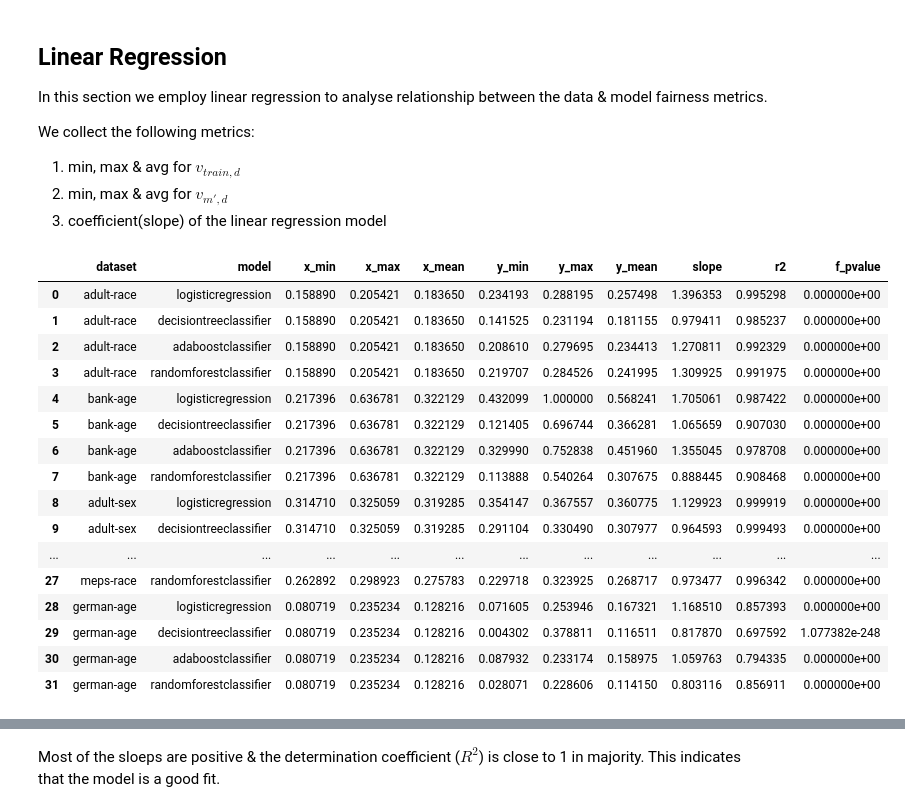
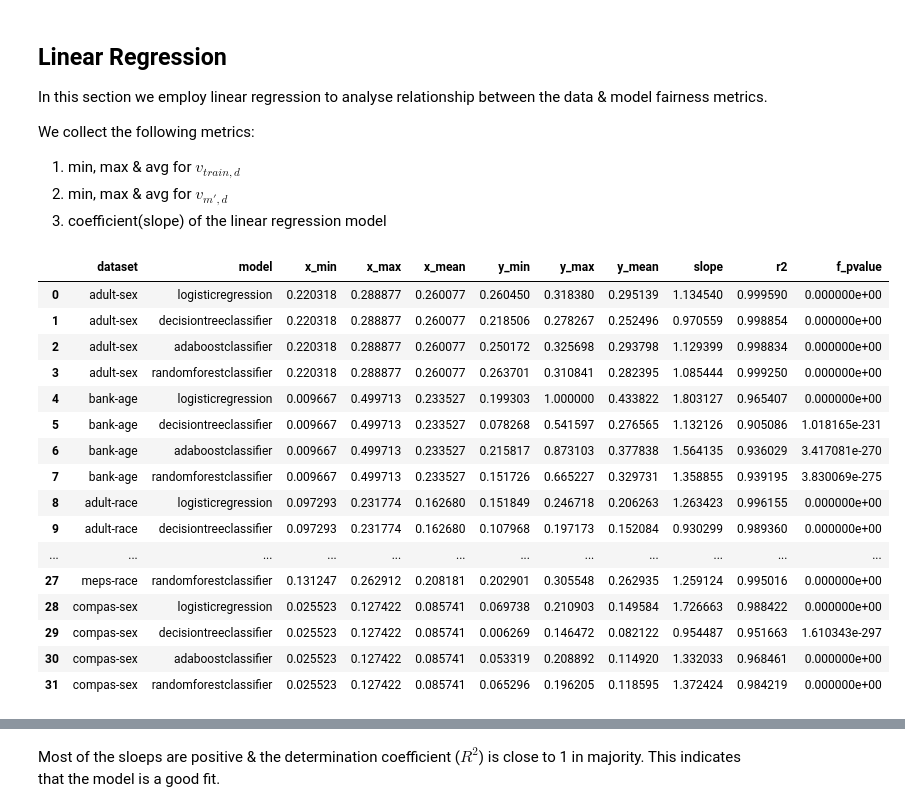
Before and after one commit to arumoy-shome/shome2022qualitative, a Jupyter notebook: docs/exp-training-sets.ipynb, the cells around one changed output, grey strips where cells are left out. Drawn from its saved outputs; the diff is of its cells as text; code cells hidden in the pictures.

```diff
--- a/docs/exp-training-sets.ipynb
+++ b/docs/exp-training-sets.ipynb
@@ -93,10 +95,9 @@ models.remove("None")
 for dataset in datasets:
     _ = data[
         (data["dataset_label"] == dataset) &
-        (data["subset_label"] == "train") &
         (data["model"] == "None")
     ]
-    assert _.shape[0] == len(_["frac"].unique().tolist())*50
+    assert _.shape[0] == len(_["frac"].unique().tolist())*ITERATIONS
 
 
     for model in models:
@@ -104,7 +105,7 @@ for dataset in datasets:
             (data["dataset_label"] == dataset) &
             (data["model"] == model)
         ]
-    assert _.shape[0] == len(_["frac"].unique().tolist())*50
+    assert _.shape[0] == len(_["frac"].unique().tolist())*ITERATIONS
 # %%
 fig, axs = plt.subplots(
     nrows=len(datasets),
@@ -115,7 +116,6 @@ fig, axs = plt.subplots(
 for idx, dataset in enumerate(datasets):
     _ = data[
         (data["dataset_label"] == dataset) &
-        (data["subset_label"] == "train") &
         (data["model"] == "None")
     ]
 
@@ -157,7 +157,6 @@ di_pvalues = {
 for dataset in datasets:
     _ = data[
         (data["dataset_label"] == dataset) &
-        (data["subset_label"] == "train") &
         (data["model"] == "None")
     ]
     di_pvalues["dataset"].append(dataset)
@@ -219,24 +217,10 @@ from scipy.stats import spearmanr
 
 corr = pd.DataFrame(columns=datasets)
 corr_pvalues = pd.DataFrame(columns=datasets)
-_frames = []
-
-# grab the train data fairness metrics
-_ = data[
-    (data["model"] == "None") &
-    (data["subset_label"] == "train")
-]
-_frames.append(_)
-
-# grab the model metrics
-_ = data[(data["model"] != "None")]
-_frames.append(_)
-
-frames = pd.concat(_frames)
 
 for d in datasets:
-    _ = frames[
-            (frames["dataset_label"] == d)
+    _ = data[
+            (data["dataset_label"] == d)
         ]
     _pivots = []
     for n in _["frac"].unique().tolist():
@@ -315,55 +299,55 @@ d = {
     "f_pvalue": [],
 }
 
 for dataset in datasets:
-    x = frames[
-        (frames["dataset_label"] == dataset) &
-        (frames["model"] == "None")
+    x = data[
+        (data["dataset_label"] == dataset) &
+        (data["model"] == "None")
     ]["disparate_impact"]
 
     for model in models:
-        y = frames[
-            (frames["dataset_label"] == dataset) &
-            (frames["model"] == model)
+        y = data[
+            (data["dataset_label"] == dataset) &
+            (data["model"] == model)
         ]["disparate_impact"]
         mod = sm.OLS(
             endog=y.values.reshape(-1, 1),
             exog=x.values.reshape(-1, 1),
         )
         res = mod.fit()
 
         d["dataset"].append(dataset)
         d["model"].append(model)
         d["x_min"].append(x.min())
         d["x_max"].append(x.max())
         d["x_mean"].append(x.mean())
         d["y_min"].append(y.min())
         d["y_max"].append(y.max())
         d["y_mean"].append(y.mean())
         d["slope"].append(res.params[0])
         d["r2"].append(res.rsquared)
         d["f_pvalue"].append(res.f_pvalue)
 
 reg = pd.DataFrame(data=d)
 reg
 # %% [output]
 |  | dataset | model | x_min | x_max | x_mean | y_min | y_max | y_mean | slope | r2 | f_pvalue |
-| 0 | adult-race | logisticregression | 0.158890 | 0.205421 | 0.183650 | 0.234193 | 0.288195 | 0.257498 | 1.396353 | 0.995298 | 0.000000e+00 |
-| 1 | adult-race | decisiontreeclassifier | 0.158890 | 0.205421 | 0.183650 | 0.141525 | 0.231194 | 0.181155 | 0.979411 | 0.985237 | 0.000000e+00 |
-| 2 | adult-race | adaboostclassifier | 0.158890 | 0.205421 | 0.183650 | 0.208610 | 0.279695 | 0.234413 | 1.270811 | 0.992329 | 0.000000e+00 |
-| 3 | adult-race | randomforestclassifier | 0.158890 | 0.205421 | 0.183650 | 0.219707 | 0.284526 | 0.241995 | 1.309925 | 0.991975 | 0.000000e+00 |
-| 4 | bank-age | logisticregression | 0.217396 | 0.636781 | 0.322129 | 0.432099 | 1.000000 | 0.568241 | 1.705061 | 0.987422 | 0.000000e+00 |
-| 5 | bank-age | decisiontreeclassifier | 0.217396 | 0.636781 | 0.322129 | 0.121405 | 0.696744 | 0.366281 | 1.065659 | 0.907030 | 0.000000e+00 |
-| 6 | bank-age | adaboostclassifier | 0.217396 | 0.636781 | 0.322129 | 0.329990 | 0.752838 | 0.451960 | 1.355045 | 0.978708 | 0.000000e+00 |
-| 7 | bank-age | randomforestclassifier | 0.217396 | 0.636781 | 0.322129 | 0.113888 | 0.540264 | 0.307675 | 0.888445 | 0.908468 | 0.000000e+00 |
-| 8 | adult-sex | logisticregression | 0.314710 | 0.325059 | 0.319285 | 0.354147 | 0.367557 | 0.360775 | 1.129923 | 0.999919 | 0.000000e+00 |
-| 9 | adult-sex | decisiontreeclassifier | 0.314710 | 0.325059 | 0.319285 | 0.291104 | 0.330490 | 0.307977 | 0.964593 | 0.999493 | 0.000000e+00 |
+| 0 | adult-sex | logisticregression | 0.220318 | 0.288877 | 0.260077 | 0.260450 | 0.318380 | 0.295139 | 1.134540 | 0.999590 | 0.000000e+00 |
+| 1 | adult-sex | decisiontreeclassifier | 0.220318 | 0.288877 | 0.260077 | 0.218506 | 0.278267 | 0.252496 | 0.970559 | 0.998854 | 0.000000e+00 |
+| 2 | adult-sex | adaboostclassifier | 0.220318 | 0.288877 | 0.260077 | 0.250172 | 0.325698 | 0.293798 | 1.129399 | 0.998834 | 0.000000e+00 |
+| 3 | adult-sex | randomforestclassifier | 0.220318 | 0.288877 | 0.260077 | 0.263701 | 0.310841 | 0.282395 | 1.085444 | 0.999250 | 0.000000e+00 |
+| 4 | bank-age | logisticregression | 0.009667 | 0.499713 | 0.233527 | 0.199303 | 1.000000 | 0.433822 | 1.803127 | 0.965407 | 0.000000e+00 |
+| 5 | bank-age | decisiontreeclassifier | 0.009667 | 0.499713 | 0.233527 | 0.078268 | 0.541597 | 0.276565 | 1.132126 | 0.905086 | 1.018165e-231 |
+| 6 | bank-age | adaboostclassifier | 0.009667 | 0.499713 | 0.233527 | 0.215817 | 0.873103 | 0.377838 | 1.564135 | 0.936029 | 3.417081e-270 |
+| 7 | bank-age | randomforestclassifier | 0.009667 | 0.499713 | 0.233527 | 0.151726 | 0.665227 | 0.329731 | 1.358855 | 0.939195 | 3.830069e-275 |
+| 8 | adult-race | logisticregression | 0.097293 | 0.231774 | 0.162680 | 0.151849 | 0.246718 | 0.206263 | 1.263423 | 0.996155 | 0.000000e+00 |
+| 9 | adult-race | decisiontreeclassifier | 0.097293 | 0.231774 | 0.162680 | 0.107968 | 0.197173 | 0.152084 | 0.930299 | 0.989360 | 0.000000e+00 |
 | ... | ... | ... | ... | ... | ... | ... | ... | ... | ... | ... | ... |
-| 27 | meps-race | randomforestclassifier | 0.262892 | 0.298923 | 0.275783 | 0.229718 | 0.323925 | 0.268717 | 0.973477 | 0.996342 | 0.000000e+00 |
-| 28 | german-age | logisticregression | 0.080719 | 0.235234 | 0.128216 | 0.071605 | 0.253946 | 0.167321 | 1.168510 | 0.857393 | 0.000000e+00 |
-| 29 | german-age | decisiontreeclassifier | 0.080719 | 0.235234 | 0.128216 | 0.004302 | 0.378811 | 0.116511 | 0.817870 | 0.697592 | 1.077382e-248 |
-| 30 | german-age | adaboostclassifier | 0.080719 | 0.235234 | 0.128216 | 0.087932 | 0.233174 | 0.158975 | 1.059763 | 0.794335 | 0.000000e+00 |
-| 31 | german-age | randomforestclassifier | 0.080719 | 0.235234 | 0.128216 | 0.028071 | 0.228606 | 0.114150 | 0.803116 | 0.856911 | 0.000000e+00 |
+| 27 | meps-race | randomforestclassifier | 0.131247 | 0.262912 | 0.208181 | 0.202901 | 0.305548 | 0.262935 | 1.259124 | 0.995016 | 0.000000e+00 |
+| 28 | compas-sex | logisticregression | 0.025523 | 0.127422 | 0.085741 | 0.069738 | 0.210903 | 0.149584 | 1.726663 | 0.988422 | 0.000000e+00 |
+| 29 | compas-sex | decisiontreeclassifier | 0.025523 | 0.127422 | 0.085741 | 0.006269 | 0.146472 | 0.082122 | 0.954487 | 0.951663 | 1.610343e-297 |
+| 30 | compas-sex | adaboostclassifier | 0.025523 | 0.127422 | 0.085741 | 0.053319 | 0.208892 | 0.114920 | 1.332033 | 0.968461 | 0.000000e+00 |
+| 31 | compas-sex | randomforestclassifier | 0.025523 | 0.127422 | 0.085741 | 0.065296 | 0.196205 | 0.118595 | 1.372424 | 0.984219 | 0.000000e+00 |
 # %%
 fig, axs = plt.subplots(
     nrows=1,
```
Also changed, not shown: parts of 11 cells of this notebook, 1 other file.
